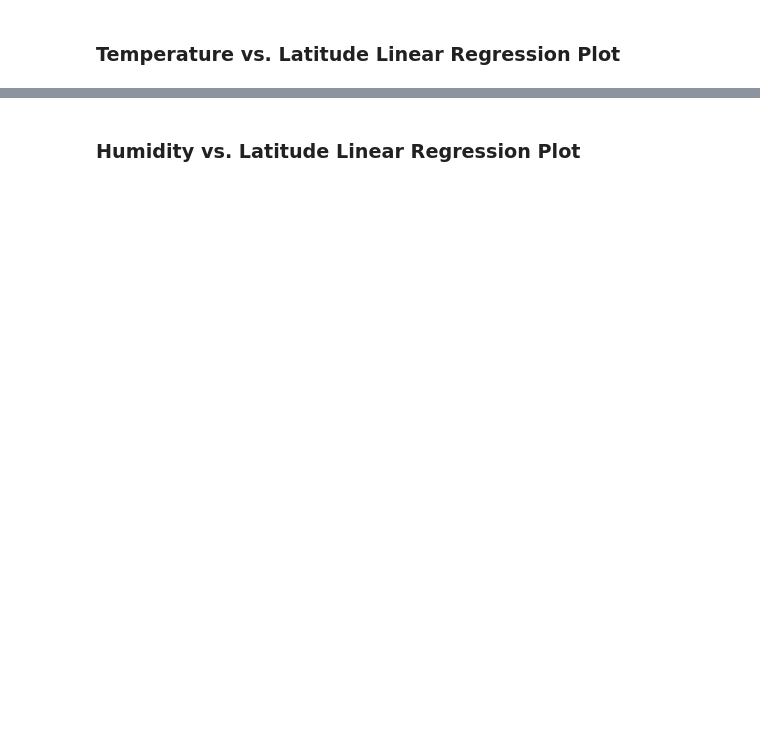
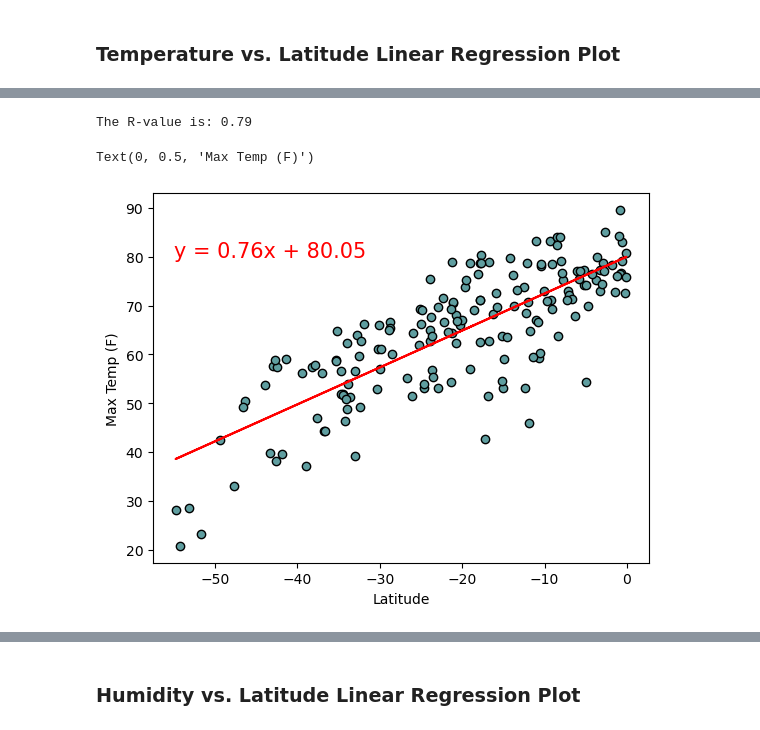
Before and after one commit to mfeas/python-api-challenge, a Jupyter notebook: WeatherPy.ipynb, the cells around one changed output, grey strips where cells are left out. Drawn from its saved outputs; the diff is of its cells as text; code cells hidden in the pictures; blank space fills up the shorter version.

```diff
--- a/WeatherPy.ipynb
+++ b/WeatherPy.ipynb
@@ -317,0 +329,10 @@ The r-value is: 0.4121057168607245
+# %%
+# Linear regression on Southern Hemisphere
+equation = linear_reg(southern_hemi_df["Lat"], southern_hemi_df["Max Temp"])
+annotate(equation, -55, 80)
+plt.xlabel("Latitude")
+plt.ylabel("Max Temp (F)")
+# %% [output]
+The R-value is: 0.79
+Text(0, 0.5, 'Max Temp (F)')
+[figure, added]
```
Also changed, not shown: parts of 37 cells of this notebook, 5 other files.
